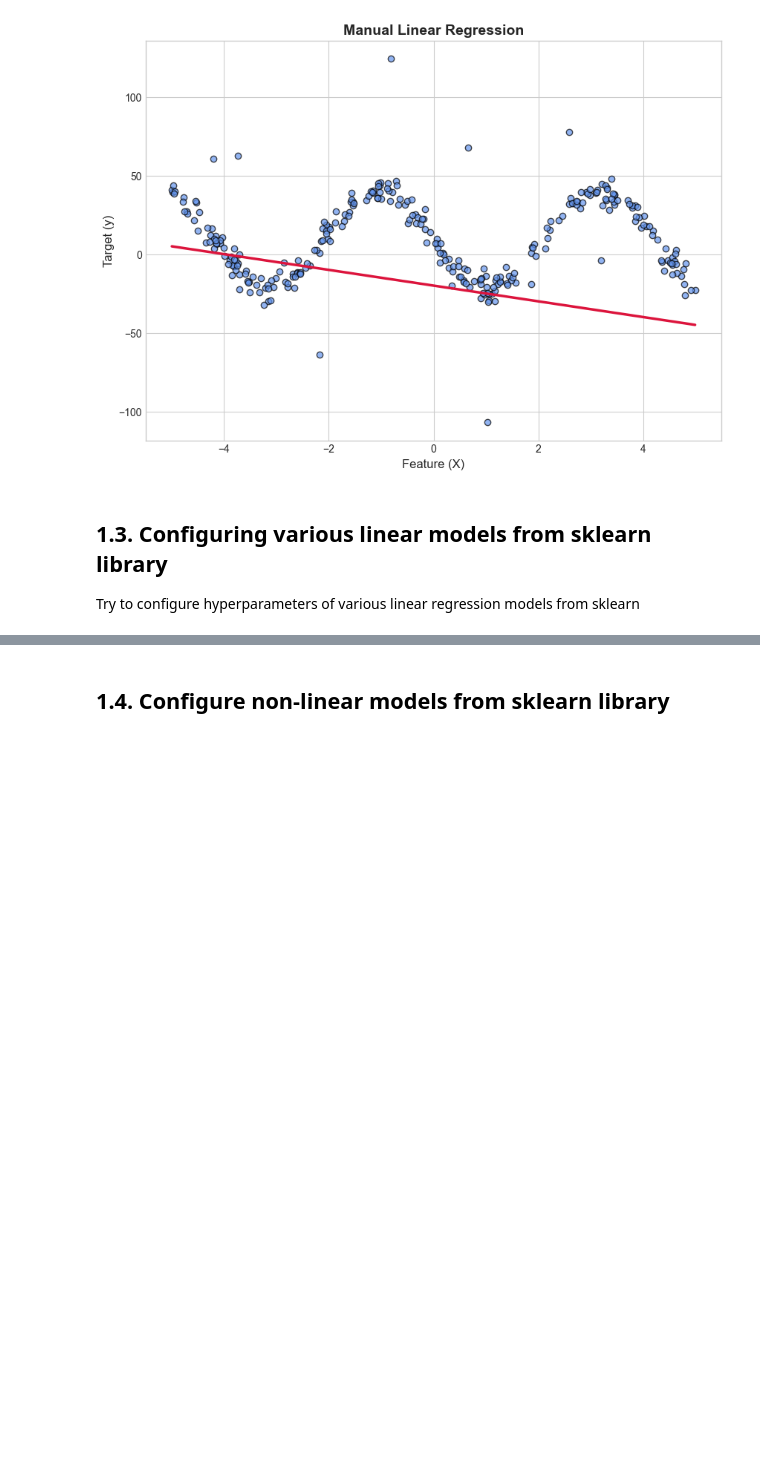
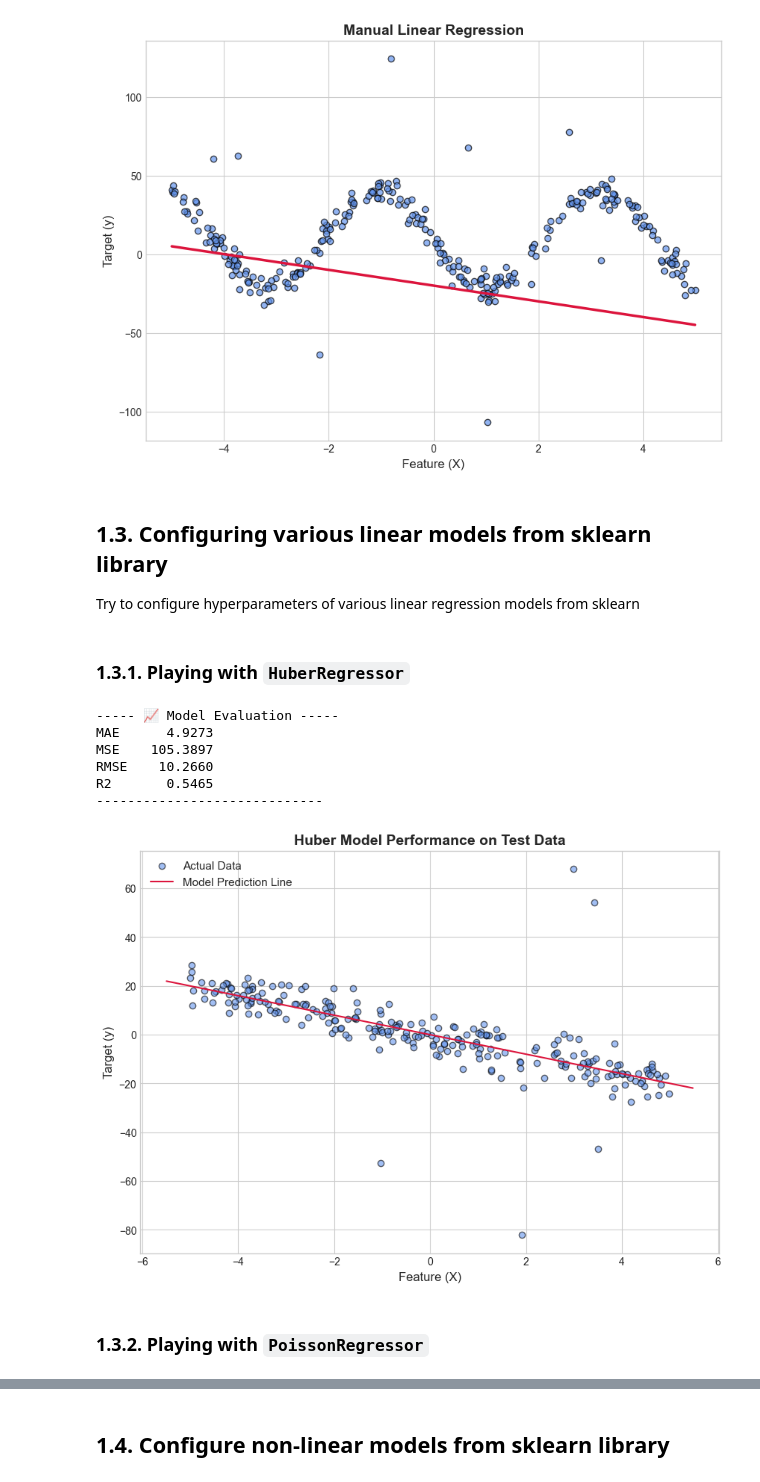
Before and after one commit to VolDonets/ML_basics_course, a Jupyter notebook: practical-work-2025-2026/pr-lab-1/lab-1.ipynb, the cells around one changed output, grey strips where cells are left out. Cells and saved outputs as stored; diff of their text form; code cells hidden in the pictures; blank space fills up the shorter version.

```diff
--- a/practical-work-2025-2026/pr-lab-1/lab-1.ipynb
+++ b/practical-work-2025-2026/pr-lab-1/lab-1.ipynb
@@ -323,2 +368,26 @@ from sklearn.linear_model import LinearRegression, HuberRegressor, PoissonRegres
+# %% [markdown]
+### 1.3.1. Playing with `HuberRegressor`
 # %%
-model = PoissonRegressor()
+hub_model = HuberRegressor(
+    epsilon = 1.35,
+    max_iter = 100,
+    alpha = 0.0001,
+    warm_start = False,
+    fit_intercept = True,
+    tol = 1e-05,
+)
+# %%
+hub_model.fit(X_lin, y_lin)
+
+evaluate_regression_model(y_lin, X_lin, model=hub_model, print_results=True)
+plot_sklearn_regression(hub_model, X_lin.reshape(-1, 1), y_lin, title="Huber Model Performance on Test Data")
+# %% [output]
+----- 📈 Model Evaluation -----
+MAE      4.9273
+MSE    105.3897
+RMSE    10.2660
+R2       0.5465
+-----------------------------
+[figure, added]
+# %% [markdown]
+### 1.3.2. Playing with `PoissonRegressor`
```
Also changed, not shown: parts of 18 cells of this notebook.
